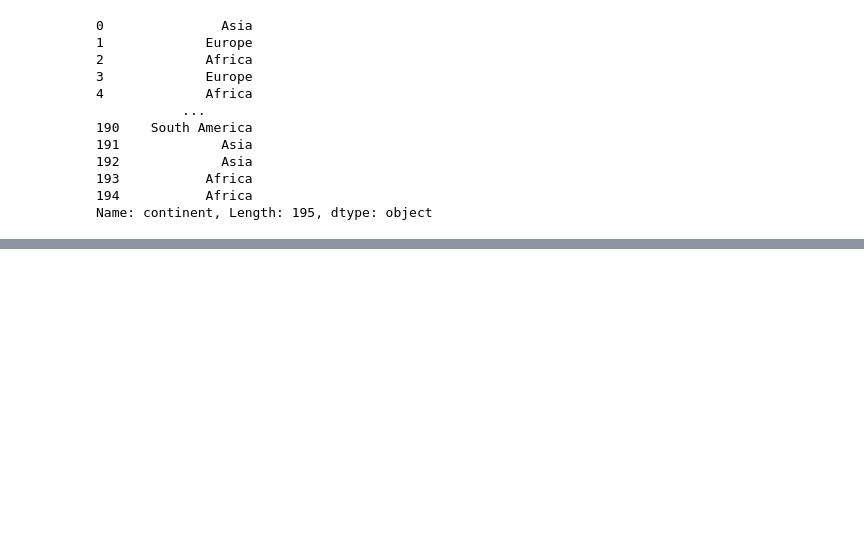
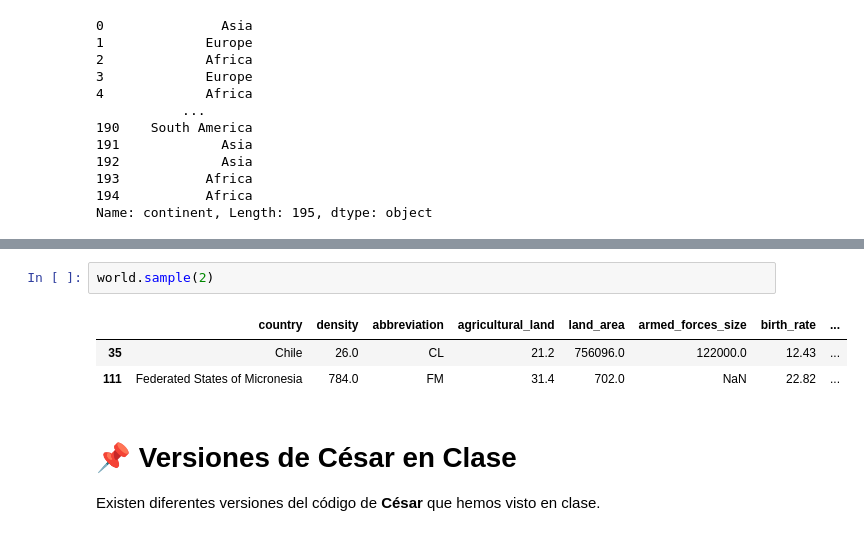
Before and after one commit to Marina-pg/pair_NuriaMarina, a Jupyter notebook: pair_05_groupby_apply.ipynb, the cells around one changed output, grey strips where cells are left out. Drawn from its saved outputs; the diff is of its cells as text; blank space fills up the shorter version.

```diff
--- a/pair_05_groupby_apply.ipynb
+++ b/pair_05_groupby_apply.ipynb
@@ -93,0 +115,10 @@ worl
+# %%
+world.sample(2)
+# %% [output]
+|  | country | density | abbreviation | agricultural_land | land_area | armed_forces_size | birth_rate | ... |
+| 35 | Chile | 26.0 | CL | 21.2 | 756096.0 | 122000.0 | 12.43 | ... |
+| 111 | Federated States of Micronesia | 784.0 | FM | 31.4 | 702.0 | NaN | 22.82 | ... |
+# %% [markdown]
+# 📌 Versiones de César en Clase
+
+Existen diferentes versiones del código de **César** que hemos visto en clase.
```
Also changed, not shown: parts of 6 cells of this notebook, 1 other file.
